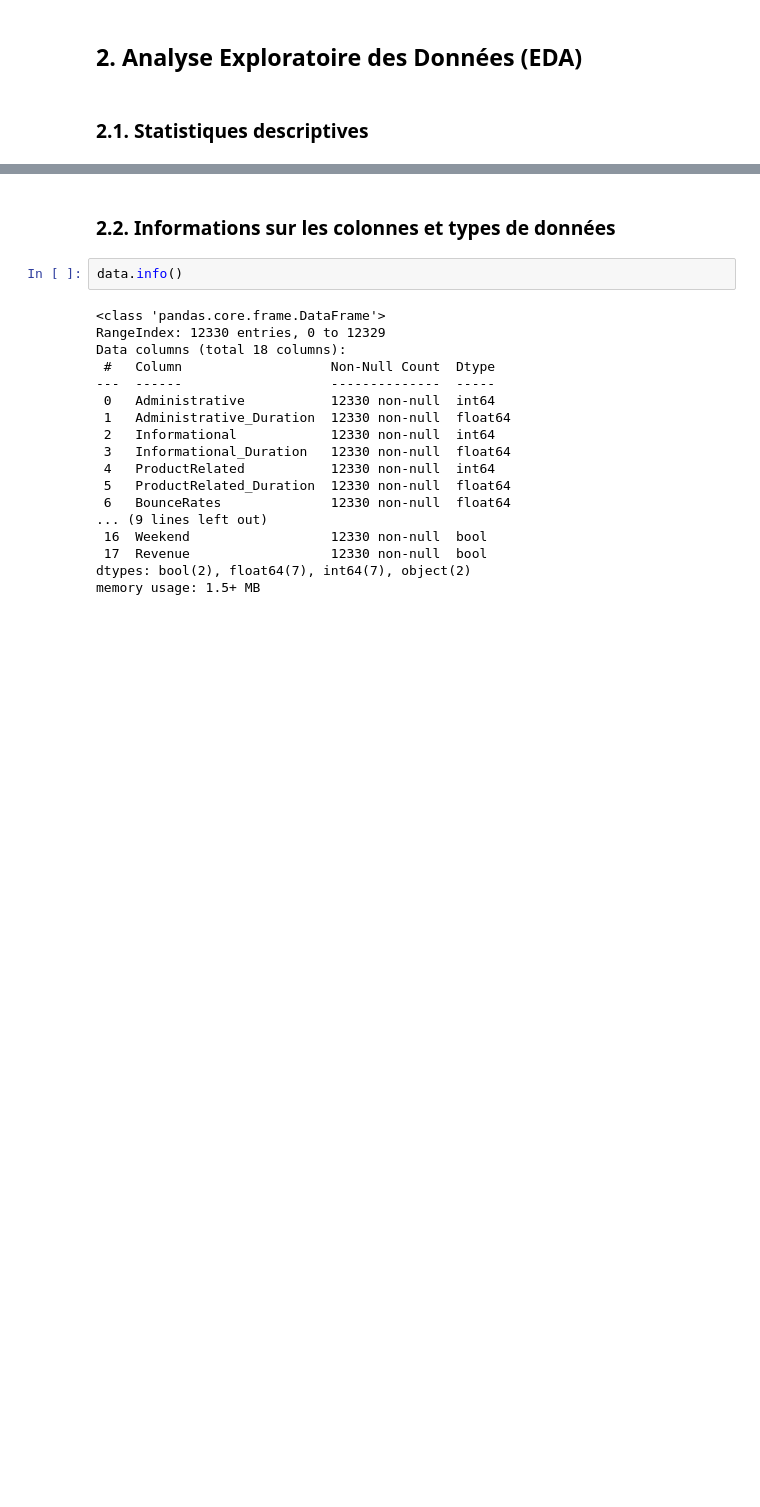
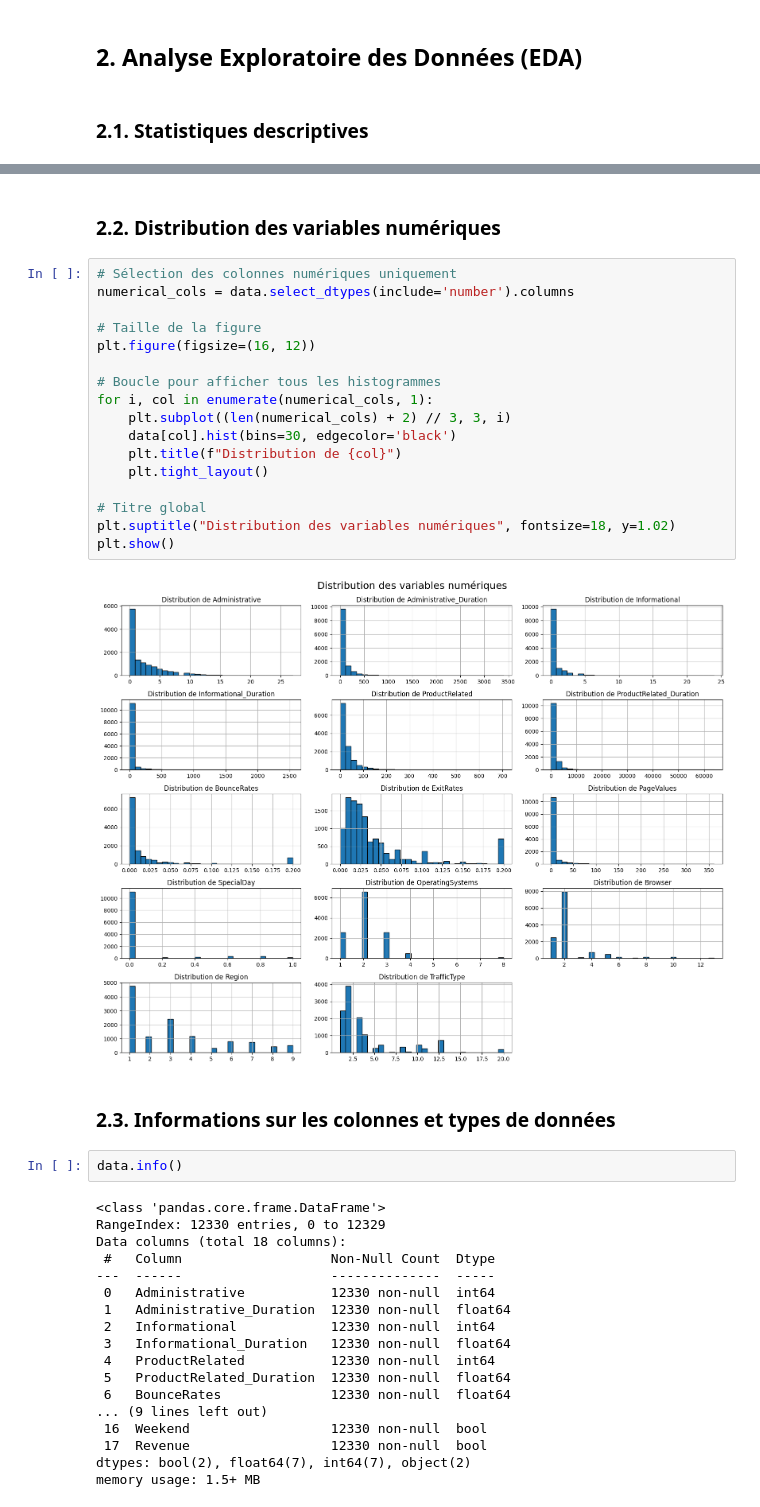
Before and after one commit to ossama-ettaqafi/ONLINE-SHOPPERS-PURCHASE-PREDICTION, a Jupyter notebook: notebooks/01_data_preprocessing.ipynb, the cells around one changed output, grey strips where cells are left out. Saved outputs shown, nothing was run; the diff lists cells and outputs as text; blank space fills up the shorter version.

```diff
--- a/notebooks/01_data_preprocessing.ipynb
+++ b/notebooks/01_data_preprocessing.ipynb
@@ -192,5 +204,26 @@ data.describe()
+# %% [markdown]
+### 2.2. Distribution des variables numériques
+# %%
+# Sélection des colonnes numériques uniquement
+numerical_cols = data.select_dtypes(include='number').columns
+
+# Taille de la figure
+plt.figure(figsize=(16, 12))
+
+# Boucle pour afficher tous les histogrammes
+for i, col in enumerate(numerical_cols, 1):
+    plt.subplot((len(numerical_cols) + 2) // 3, 3, i)
+    data[col].hist(bins=30, edgecolor='black')
+    plt.title(f"Distribution de {col}")
+    plt.tight_layout()
+
+# Titre global
+plt.suptitle("Distribution des variables numériques", fontsize=18, y=1.02)
+plt.show()
+# %% [output]
+[figure, added]
 # %% [markdown]
-### 2.2. Informations sur les colonnes et types de données
+### 2.3. Informations sur les colonnes et types de données
 # %%
 data.info()
 # %% [output]
```
Also changed, not shown: parts of 38 cells of this notebook, 4 other files.
